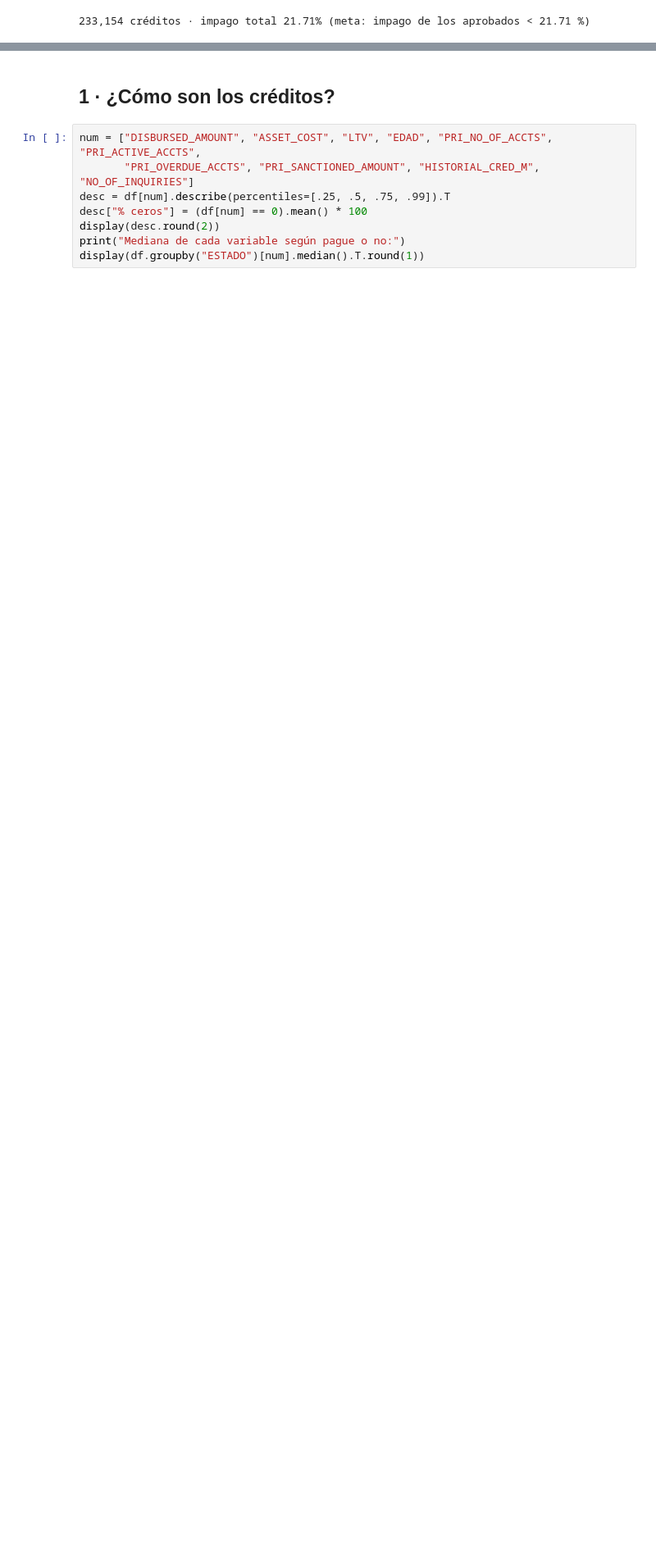
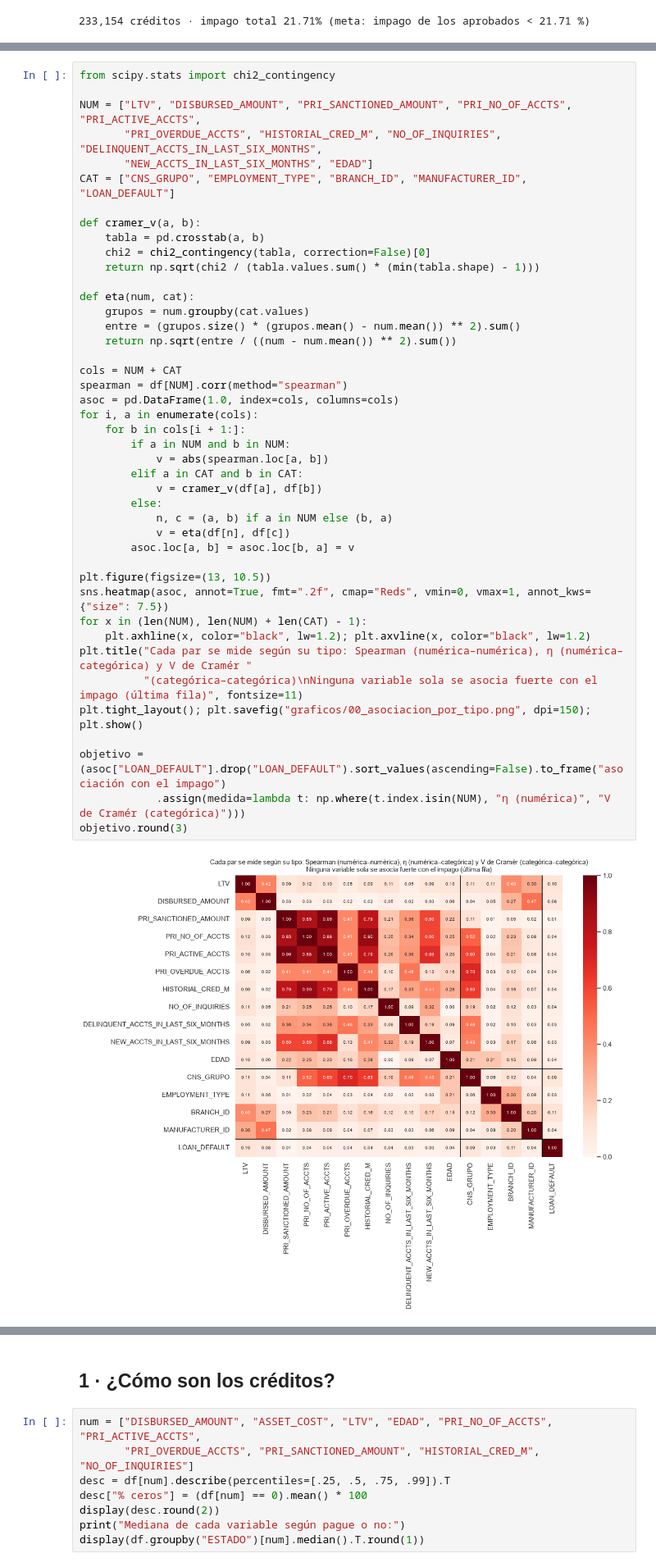
Before and after one commit to Abrilskop/proyecto-uniandes, a Jupyter notebook: eda/eda.ipynb, the cells around one changed output, grey strips where cells are left out. Shown at 82% size. Cells and saved outputs as stored; diff of their text form; blank space fills up the shorter version.

```diff
--- a/eda/eda.ipynb
+++ b/eda/eda.ipynb
@@ -42,0 +133,45 @@ print(f"{len(df):,} créditos · impago total {df['LOAN_DEFAULT'].mean():.2%} (m
+# %%
+from scipy.stats import chi2_contingency
+
+NUM = ["LTV", "DISBURSED_AMOUNT", "PRI_SANCTIONED_AMOUNT", "PRI_NO_OF_ACCTS", "PRI_ACTIVE_ACCTS",
+       "PRI_OVERDUE_ACCTS", "HISTORIAL_CRED_M", "NO_OF_INQUIRIES", "DELINQUENT_ACCTS_IN_LAST_SIX_MONTHS",
+       "NEW_ACCTS_IN_LAST_SIX_MONTHS", "EDAD"]
+CAT = ["CNS_GRUPO", "EMPLOYMENT_TYPE", "BRANCH_ID", "MANUFACTURER_ID", "LOAN_DEFAULT"]
+
+def cramer_v(a, b):
+    tabla = pd.crosstab(a, b)
+    chi2 = chi2_contingency(tabla, correction=False)[0]
+    return np.sqrt(chi2 / (tabla.values.sum() * (min(tabla.shape) - 1)))
+
+def eta(num, cat):
+    grupos = num.groupby(cat.values)
+    entre = (grupos.size() * (grupos.mean() - num.mean()) ** 2).sum()
+    return np.sqrt(entre / ((num - num.mean()) ** 2).sum())
+
+cols = NUM + CAT
+spearman = df[NUM].corr(method="spearman")
+asoc = pd.DataFrame(1.0, index=cols, columns=cols)
+for i, a in enumerate(cols):
+    for b in cols[i + 1:]:
+        if a in NUM and b in NUM:
+            v = abs(spearman.loc[a, b])
+        elif a in CAT and b in CAT:
+            v = cramer_v(df[a], df[b])
+        else:
+            n, c = (a, b) if a in NUM else (b, a)
+            v = eta(df[n], df[c])
+        asoc.loc[a, b] = asoc.loc[b, a] = v
+
+plt.figure(figsize=(13, 10.5))
+sns.heatmap(asoc, annot=True, fmt=".2f", cmap="Reds", vmin=0, vmax=1, annot_kws={"size": 7.5})
+for x in (len(NUM), len(NUM) + len(CAT) - 1):
+    plt.axhline(x, color="black", lw=1.2); plt.axvline(x, color="black", lw=1.2)
+plt.title("Cada par se mide según su tipo: Spearman (numérica–numérica), η (numérica–categórica) y V de Cramér "
+          "(categórica–categórica)\nNinguna variable sola se asocia fuerte con el impago (última fila)", fontsize=11)
+plt.tight_layout(); plt.savefig("graficos/00_asociacion_por_tipo.png", dpi=150); plt.show()
+
+objetivo = (asoc["LOAN_DEFAULT"].drop("LOAN_DEFAULT").sort_values(ascending=False).to_frame("asociación con el impago")
+            .assign(medida=lambda t: np.where(t.index.isin(NUM), "η (numérica)", "V de Cramér (categórica)")))
+objetivo.round(3)
+# %% [output]
+[figure, added]
```
Also changed, not shown: parts of 5 cells of this notebook, 1 other file.
